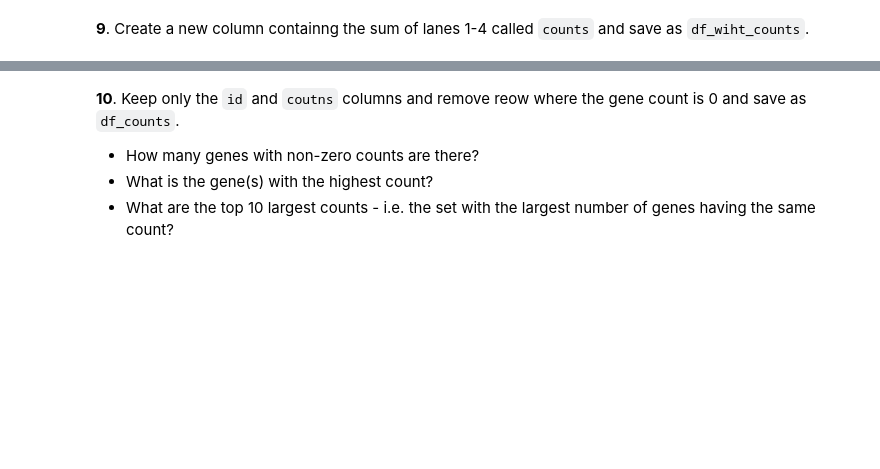
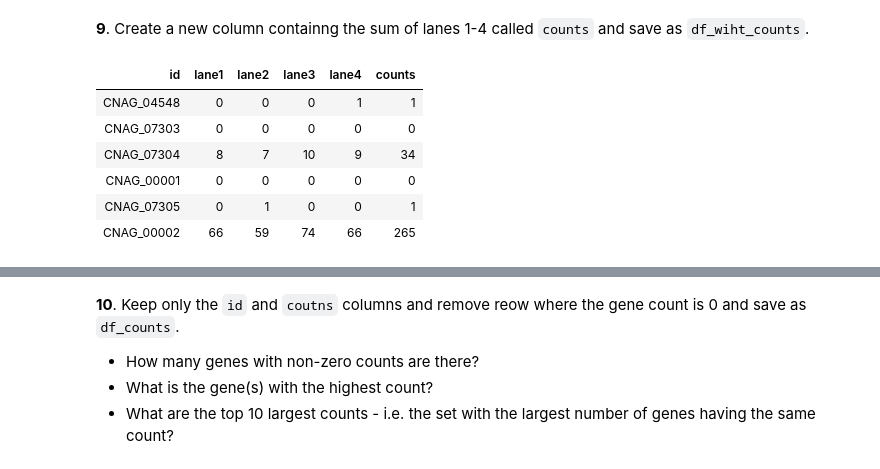
Before and after one commit to ofetad/HTS-notebooks, a Jupyter notebook: cliburn/R_tidyverse_Exercise_Solutions.ipynb, the cells around one changed output, grey strips where cells are left out. Cells and saved outputs as stored; diff of their text form; code cells hidden in the pictures; blank space fills up the shorter version.

```diff
--- a/cliburn/R_tidyverse_Exercise_Solutions.ipynb
+++ b/cliburn/R_tidyverse_Exercise_Solutions.ipynb
@@ -74,2 +155,14 @@ found in the directory
 # %% [markdown]
 **9**. Create a new column containng the sum of lanes 1-4 called `counts` and save as `df_wiht_counts`.
+# %%
+df_with_counts <- df_final %>%
+mutate(counts = lane1 + lane2+ lane3 + lane4)
+head(df_with_counts)
+# %% [output]
+| id | lane1 | lane2 | lane3 | lane4 | counts |
+| CNAG_04548 | 0 | 0 | 0 | 1 | 1 |
+| CNAG_07303 | 0 | 0 | 0 | 0 | 0 |
+| CNAG_07304 | 8 | 7 | 10 | 9 | 34 |
+| CNAG_00001 | 0 | 0 | 0 | 0 | 0 |
+| CNAG_07305 | 0 | 1 | 0 | 0 | 1 |
+| CNAG_00002 | 66 | 59 | 74 | 66 | 265 |
```
Also changed, not shown: parts of 23 cells of this notebook, 1 other file.
